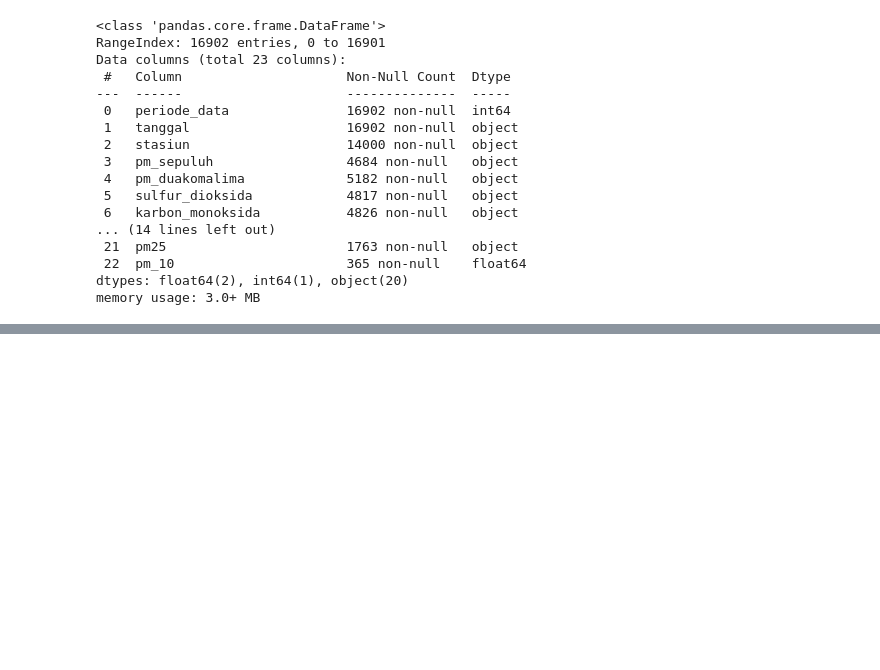
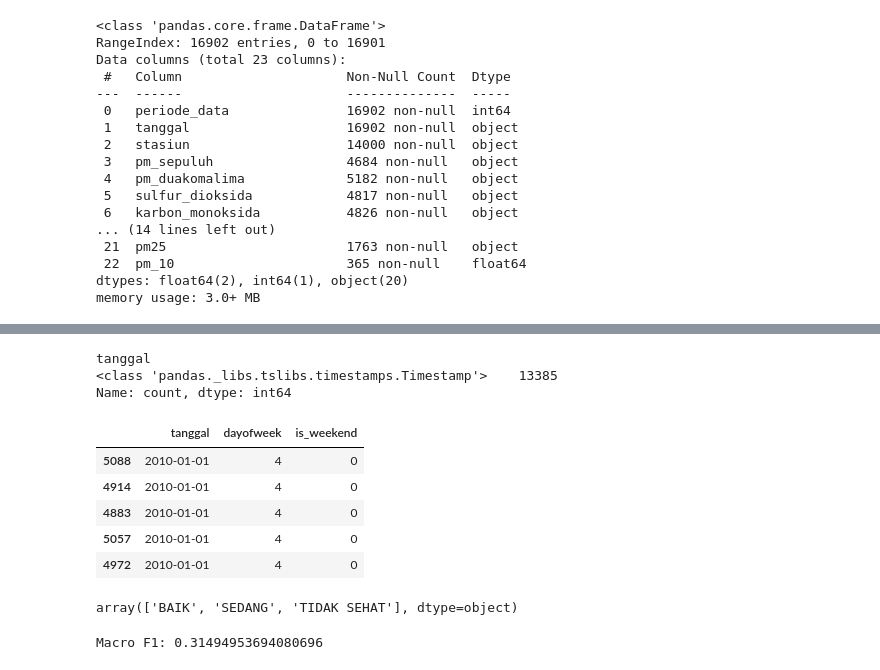
Before and after one commit to rasyaakbar77/AIR-POLLUTION-PREDICTION-PENYISIHAN-DATAVIDIA-10, a Jupyter notebook: Datavidia/test.ipynb, the cells around one changed output, grey strips where cells are left out. Saved outputs shown, nothing was run; the diff lists cells and outputs as text; code cells hidden in the pictures; blank space fills up the shorter version.

Commit message:
baseline model with 0.3 F1 macro prediction

```diff
--- a/Datavidia/test.ipynb
+++ b/Datavidia/test.ipynb
@@ -67,0 +181,48 @@ df_ispu.head(10)
+# %%
+# Simpan train_df untuk keperluan lain
+train_df = df_ispu[['tanggal','pm10','pm25','so2','co','o3','no2','kategori']].copy()
+# %%
+# cek tipe data kolom tanggal
+# pastikan string
+train_df['tanggal'] = train_df['tanggal'].astype(str)
+
+# konversi ke datetime
+train_df['tanggal'] = pd.to_datetime(
+    train_df['tanggal'],
+    format='%Y-%m-%d',
+    errors='coerce'
+)
+
+# buang tanggal rusak
+train_df = train_df.dropna(subset=['tanggal'])
+# %%
+# cek tipe data setiap entri di kolom tanggal
+train_df['tanggal'].apply(type).value_counts()
+# %% [output]
+tanggal
+<class 'pandas._libs.tslibs.timestamps.Timestamp'>    13385
+Name: count, dtype: int64
+# %%
+# split data latih dan data validasi berdasarkan tanggal
+train_df = train_df.sort_values('tanggal')
+
+split_date = train_df['tanggal'].quantile(0.8)
+
+train_data = train_df[train_df['tanggal'] <= split_date]
+val_data   = train_df[train_df['tanggal'] >  split_date]
+# %%
+# tambahkan fitur tanggal
+train_df['dayofweek'] = train_df['tanggal'].dt.dayofweek  # 0=Senin
+train_df['day']       = train_df['tanggal'].dt.day
+train_df['month']     = train_df['tanggal'].dt.month
+train_df['is_weekend'] = train_df['dayofweek'].isin([5,6]).astype(int)
+# %%
+# tampilkan beberapa baris
+train_df[['tanggal','dayofweek','is_weekend']].head()
+# %% [output]
+|  | tanggal | dayofweek | is_weekend |
+| 5088 | 2010-01-01 | 4 | 0 |
+| 4914 | 2010-01-01 | 4 | 0 |
+| 4883 | 2010-01-01 | 4 | 0 |
+| 5057 | 2010-01-01 | 4 | 0 |
+| 4972 | 2010-01-01 | 4 | 0 |
@@ -67,0 +233,10 @@ df_ispu.head(10)
+# %%
+# encoding target
+from sklearn.preprocessing import LabelEncoder
+
+le = LabelEncoder()
+train_df['target'] = le.fit_transform(train_df['kategori'])
+
+le.classes_
+# %% [output]
+array(['BAIK', 'SEDANG', 'TIDAK SEHAT'], dtype=object)
@@ -67,0 +261,18 @@ df_ispu.head(10)
+# %%
+# baseline model
+from sklearn.ensemble import RandomForestClassifier
+from sklearn.metrics import f1_score
+
+model = RandomForestClassifier(
+    n_estimators=200,
+    random_state=42,
+    class_weight='balanced'
+)
+
+model.fit(X_train, y_train)
+
+y_pred = model.predict(X_val)
+
+print("Macro F1:", f1_score(y_val, y_pred, average='macro'))
+# %% [output]
+Macro F1: 0.31494953694080696
```
Also changed, not shown: parts of 19 cells of this notebook.
